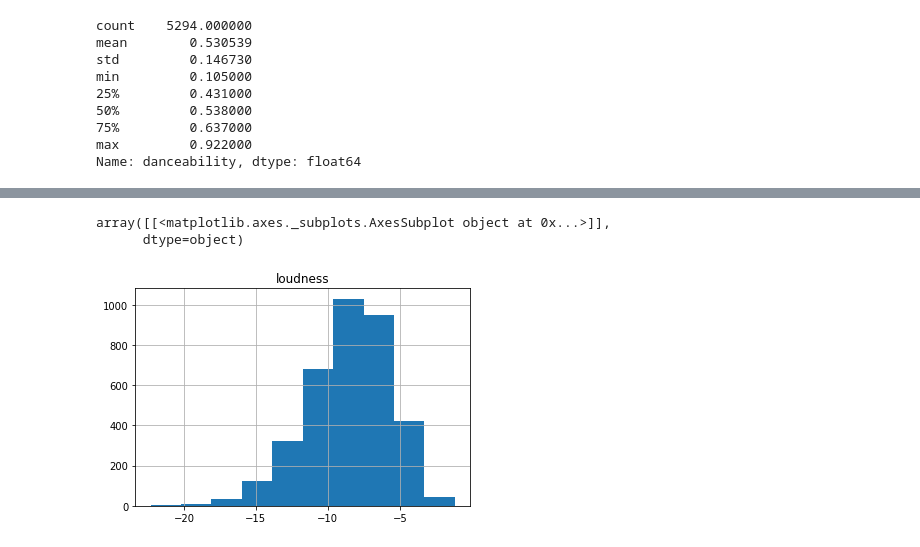
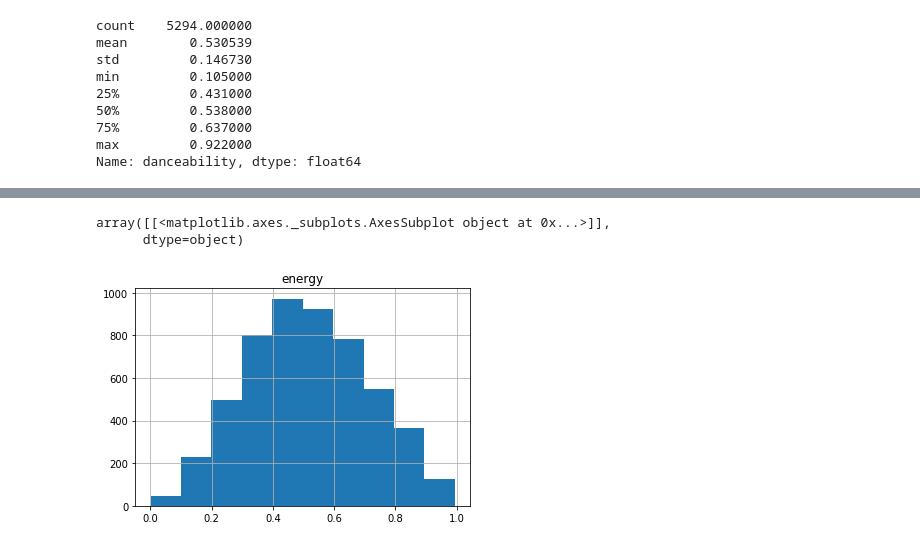
Before and after one commit to JKocher13/DataEngineering.Labs.AirflowProject, a Jupyter notebook: Python_Notebook_for_Airflow_Project.ipynb, the cells around one changed output, grey strips where cells are left out. Saved outputs shown, nothing was run; the diff lists cells and outputs as text; code cells hidden in the pictures.

```diff
--- a/Python_Notebook_for_Airflow_Project.ipynb
+++ b/Python_Notebook_for_Airflow_Project.ipynb
@@ -269,6 +317,6 @@ Name: danceability, dtype: float64
 # %%
-top1990_df.hist(column = "loudness")
+top1960_df.hist(column = "energy")
 # %% [output]
 array([[<matplotlib.axes._subplots.AxesSubplot object at 0x...>]],
       dtype=object)
-[figure, old version]
+[figure, new version]
```
Also changed, not shown: parts of 32 cells of this notebook.
